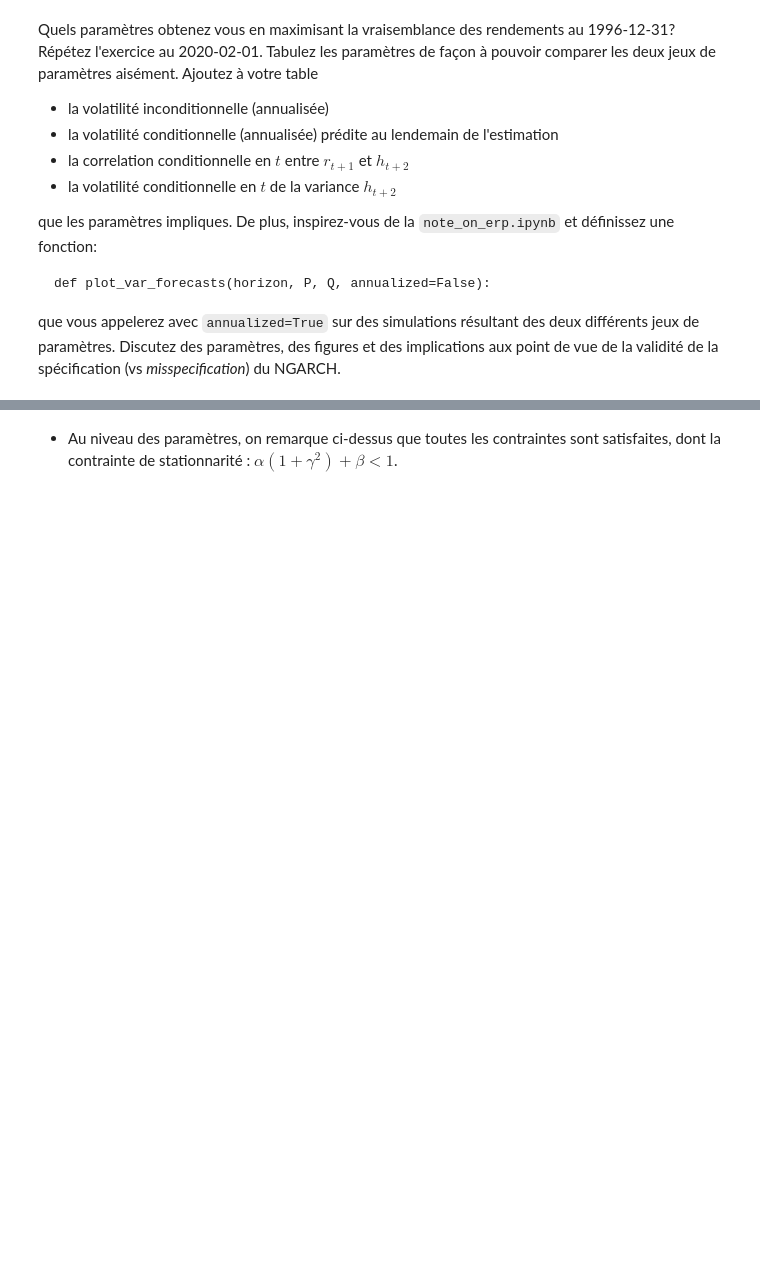
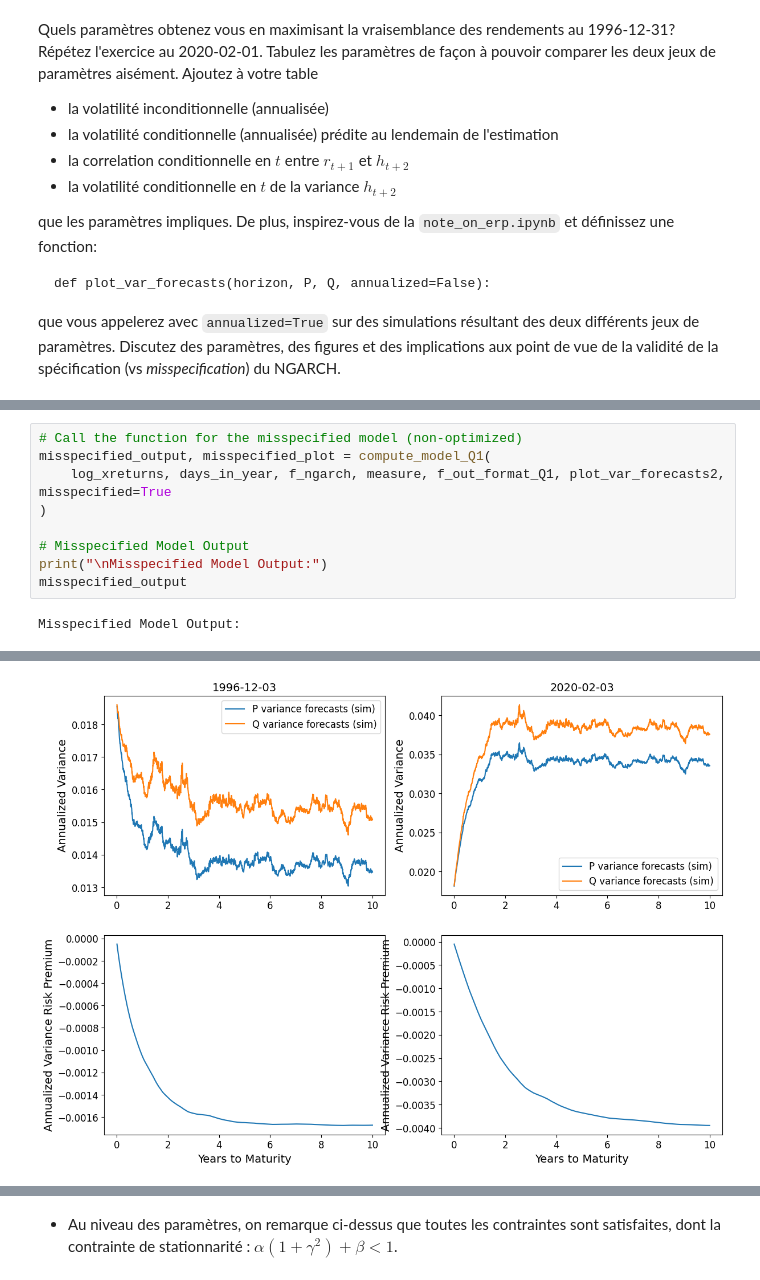
Before and after one commit to widelc/TP2_PD, a Jupyter notebook: assignment2.ipynb, the cells around one changed output, grey strips where cells are left out. Saved outputs shown, nothing was run; the diff lists cells and outputs as text; blank space fills up the shorter version.

```diff
--- a/assignment2.ipynb
+++ b/assignment2.ipynb
@@ -148,0 +52,11 @@ out_Q1
+# %%
+# Call the function for the misspecified model (non-optimized)
+misspecified_output, misspecified_plot = compute_model_Q1(
+    log_xreturns, days_in_year, f_ngarch, measure, f_out_format_Q1, plot_var_forecasts2, misspecified=True
+)
+
+# Misspecified Model Output
+print("\nMisspecified Model Output:")
+misspecified_output
+# %% [output]
+Misspecified Model Output:
@@ -148,0 +66 @@ out_Q1
+[figure, added]
```
Also changed, not shown: parts of 5 cells of this notebook, 1 other file.
